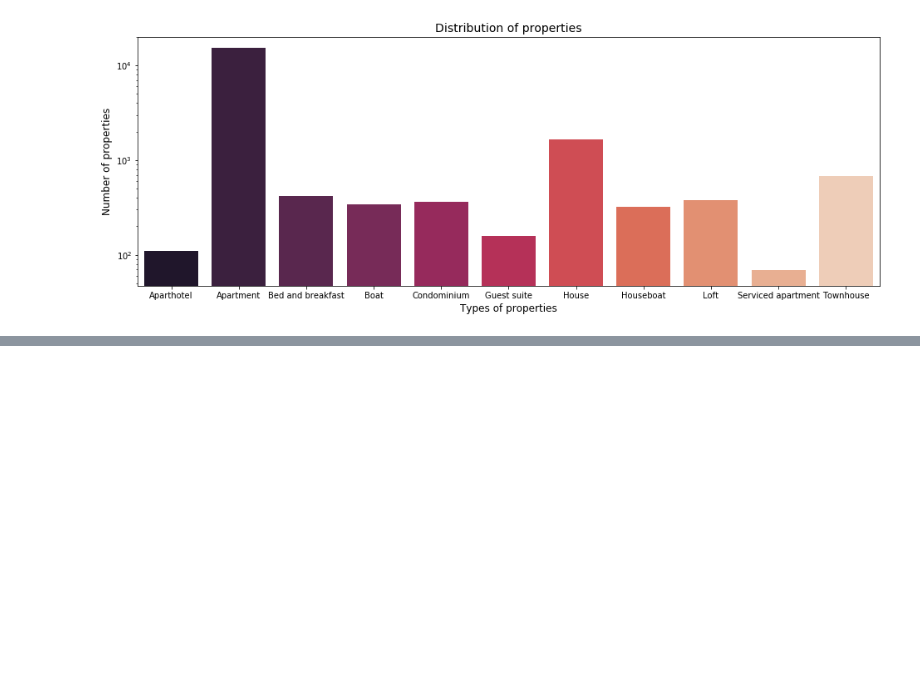
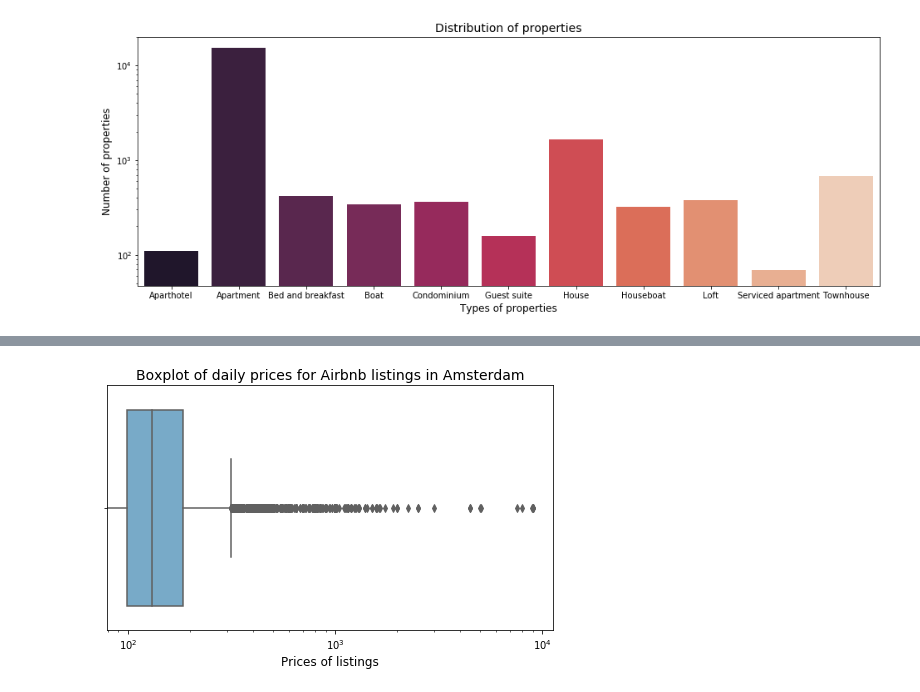
Before and after one commit to Daesparz/airbnb_amsterdam, a Jupyter notebook: Data_analysis/analysis_neighborhoods.ipynb, the cells around one changed output, grey strips where cells are left out. Cells and saved outputs as stored; diff of their text form; code cells hidden in the pictures; blank space fills up the shorter version.

```diff
--- a/Data_analysis/analysis_neighborhoods.ipynb
+++ b/Data_analysis/analysis_neighborhoods.ipynb
@@ -463,0 +514,7 @@ Index(['id', 'listing_url', 'scrape_id', 'last_scraped', 'name', 'summary',
+# %%
+def price2float(string_price):
+    return float(string_price.split('.')[0].replace('$', '').replace(',', ''))
+# %%
+properties['price_float'] = properties.price.apply(price2float)
+# %%
+properties['filter_outlier_price'] = np.abs(stats.zscore(properties.price_float)) < 3
@@ -463,0 +523,8 @@ Index(['id', 'listing_url', 'scrape_id', 'last_scraped', 'name', 'summary',
+# %%
+_ = plt.figure(figsize=(8,4.5))
+_ = plt.xscale('log')
+_ = sns.boxplot(properties.price_float, palette='Blues')
+_ = plt.xlabel('Prices of listings', size=12)
+_ = plt.title('Boxplot of daily prices for Airbnb listings in Amsterdam', size=14)
+# %% [output]
+[figure, added]
```
Also changed, not shown: parts of 46 cells of this notebook, 7 other files.
